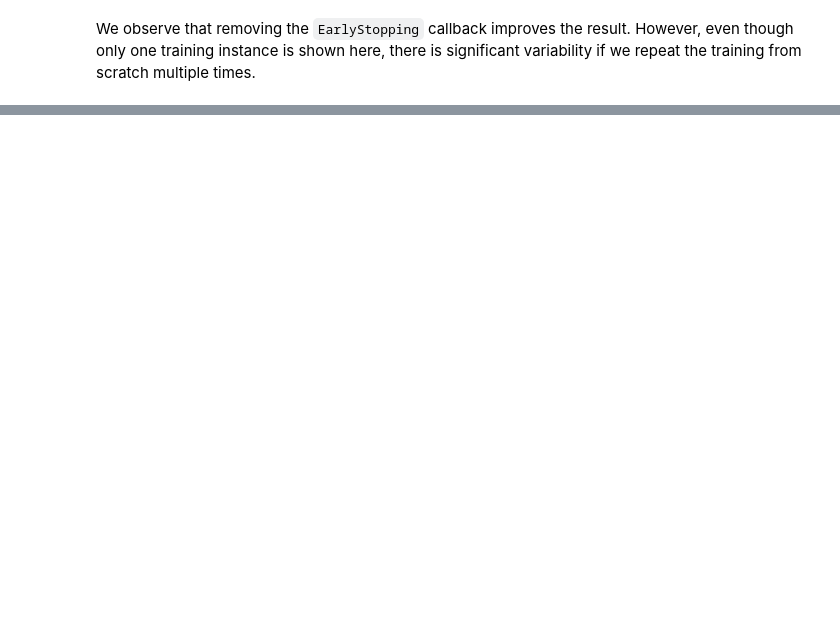
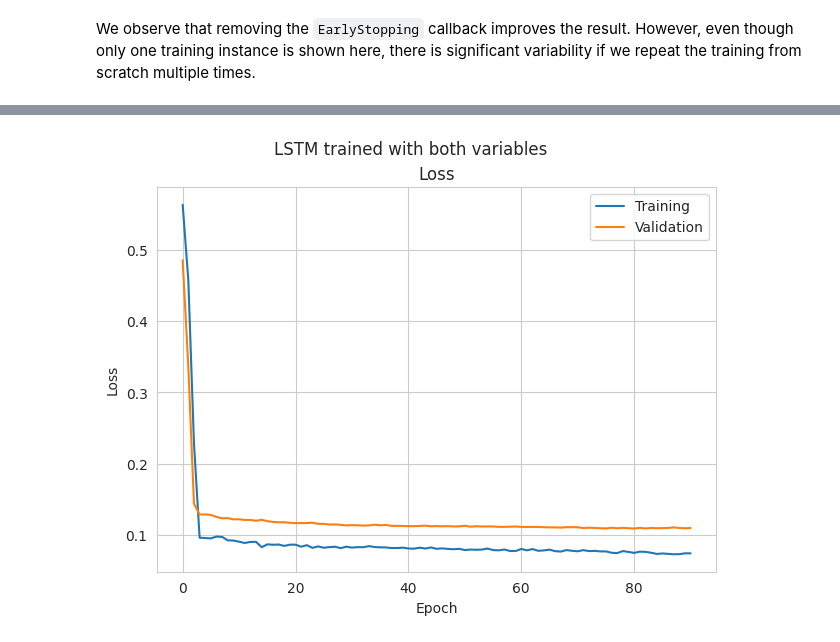
Before and after one commit to svalbuenaa/deep_learning_RNNs, a Jupyter notebook: deep-learning-rnns.ipynb, the cells around one changed output, grey strips where cells are left out. Saved outputs shown, nothing was run; the diff lists cells and outputs as text; code cells hidden in the pictures; blank space fills up the shorter version.

Commit message:
Kaggle Notebook | deep_learning_RNNs | GRU and LSTM

```diff
--- a/deep-learning-rnns.ipynb
+++ b/deep-learning-rnns.ipynb
@@ -1071,0 +1214,4 @@ We observe that removing the `EarlyStopping` callback improves the result. Howev
+# %%
+# Compile
+model_LSTM.compile(optimizer="RMSProp", loss="mae")
+model_LSTM.summary()
@@ -1071,0 +1232,28 @@ We observe that removing the `EarlyStopping` callback improves the result. Howev
+# %%
+start = time.time()
+# Training
+
+# Callback for Early stopping
+early_stopping_model_LSTM = tf.keras.callbacks.EarlyStopping(
+    monitor='val_loss',
+    patience=10)
+
+# Callback for Model checkpoint
+checkpoint_filepath = Path(results_path, 'lstm.h5.keras')
+
+model_checkpoint_model_LSTM = tf.keras.callbacks.ModelCheckpoint(
+    filepath=checkpoint_filepath,
+    monitor="val_loss",
+    save_best_only=True)
+
+# Training
+history_model_LSTM = model_LSTM.fit(
+    x=X_train,
+    y=y_train,
+    epochs=100,
+    batch_size=20,
+    callbacks=[early_stopping_model_LSTM, model_checkpoint_model_LSTM],
+    shuffle=False,
+    validation_data=(X_test, y_test))
+
+print("Training time: "+str(time.time()-start)+" seconds")
@@ -1071,0 +1278,5 @@ We observe that removing the `EarlyStopping` callback improves the result. Howev
+# %%
+# Show training and validation curves
+loss_acc_plot(history_model_LSTM,"LSTM trained with both variables")
+# %% [output]
+[figure, added]
```
Also changed, not shown: parts of 33 cells of this notebook.
